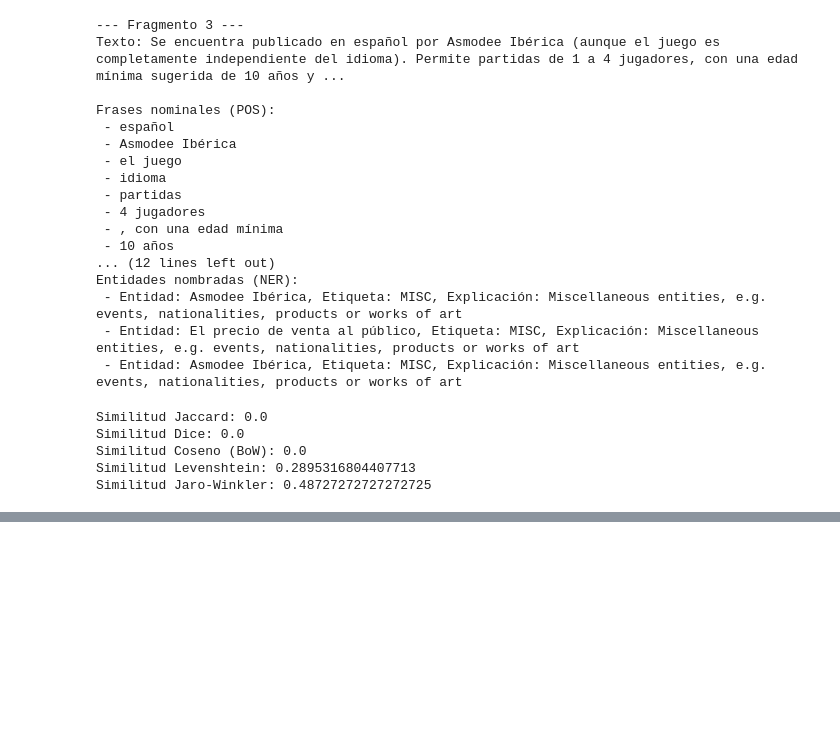
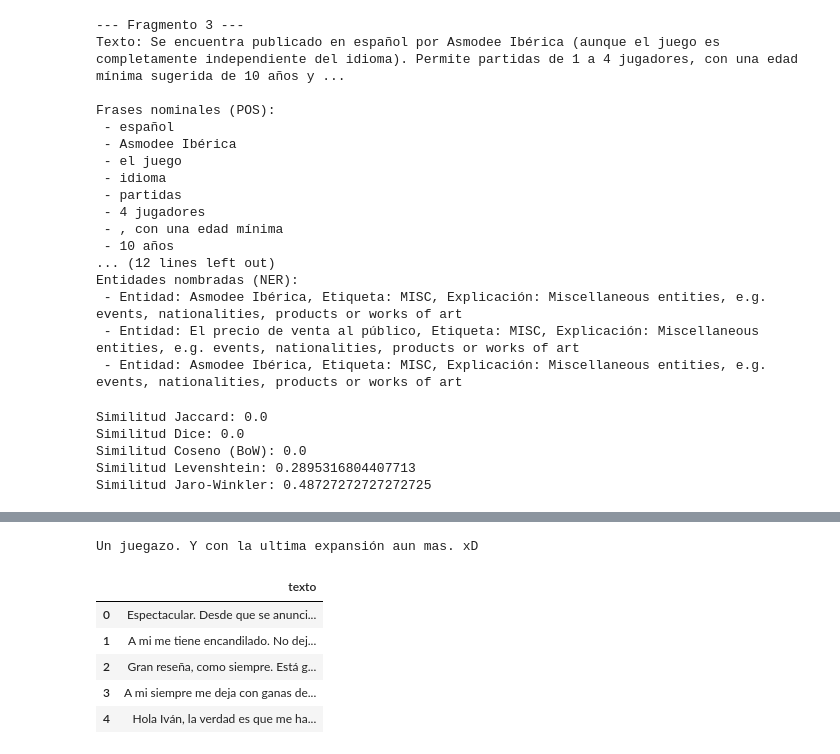
Before and after one commit to Kabarou/NLP_Parte2, a Jupyter notebook: main.ipynb, the cells around one changed output, grey strips where cells are left out. Cells and saved outputs as stored; diff of their text form; code cells hidden in the pictures; blank space fills up the shorter version.

```diff
--- a/main.ipynb
+++ b/main.ipynb
@@ -368,0 +417,42 @@ Similitud Jaro-Winkler: 0.48727272727272725
+# %%
+# Ruta al archivo
+ruta_archivo = "Pradera/datos/informacion/comentarios.txt"
+
+# Leer reseñas correctamente
+resenias = []
+reseña_actual = ""
+
+with open(ruta_archivo, "r", encoding="utf-8") as file:
+    for linea in file:
+        linea = linea.strip()
+        if not linea:
+            continue
+        # Si la línea empieza con un número y un espacio, es una nueva reseña
+        if re.match(r"^\d+\s", linea):
+            if reseña_actual:
+                resenias.append(reseña_actual.strip())  # Guardar la anterior
+            # Eliminar el número y guardar el nuevo comienzo
+            reseña_actual = re.sub(r"^\d+\s+", "", linea)
+        else:
+            reseña_actual += " " + linea  # Continuación de la reseña actual
+
+# Guardar la última reseña si quedó alguna
+if reseña_actual:
+    resenias.append(reseña_actual.strip())
+
+# Crear DataFrame
+df_resenias = pd.DataFrame(resenias, columns=["texto"])
+
+# Verificar una reseña puntual
+print(resenias[49])
+# %% [output]
+Un juegazo. Y con la ultima expansión aun mas. xD
+# %%
+df_resenias.head()
+# %% [output]
+|  | texto |
+| 0 | Espectacular. Desde que se anunci... |
+| 1 | A mi me tiene encandilado. No dej... |
+| 2 | Gran reseña, como siempre. Está g... |
+| 3 | A mi siempre me deja con ganas de... |
+| 4 | Hola Iván, la verdad es que me ha... |
```
Also changed, not shown: parts of 4 cells of this notebook.
